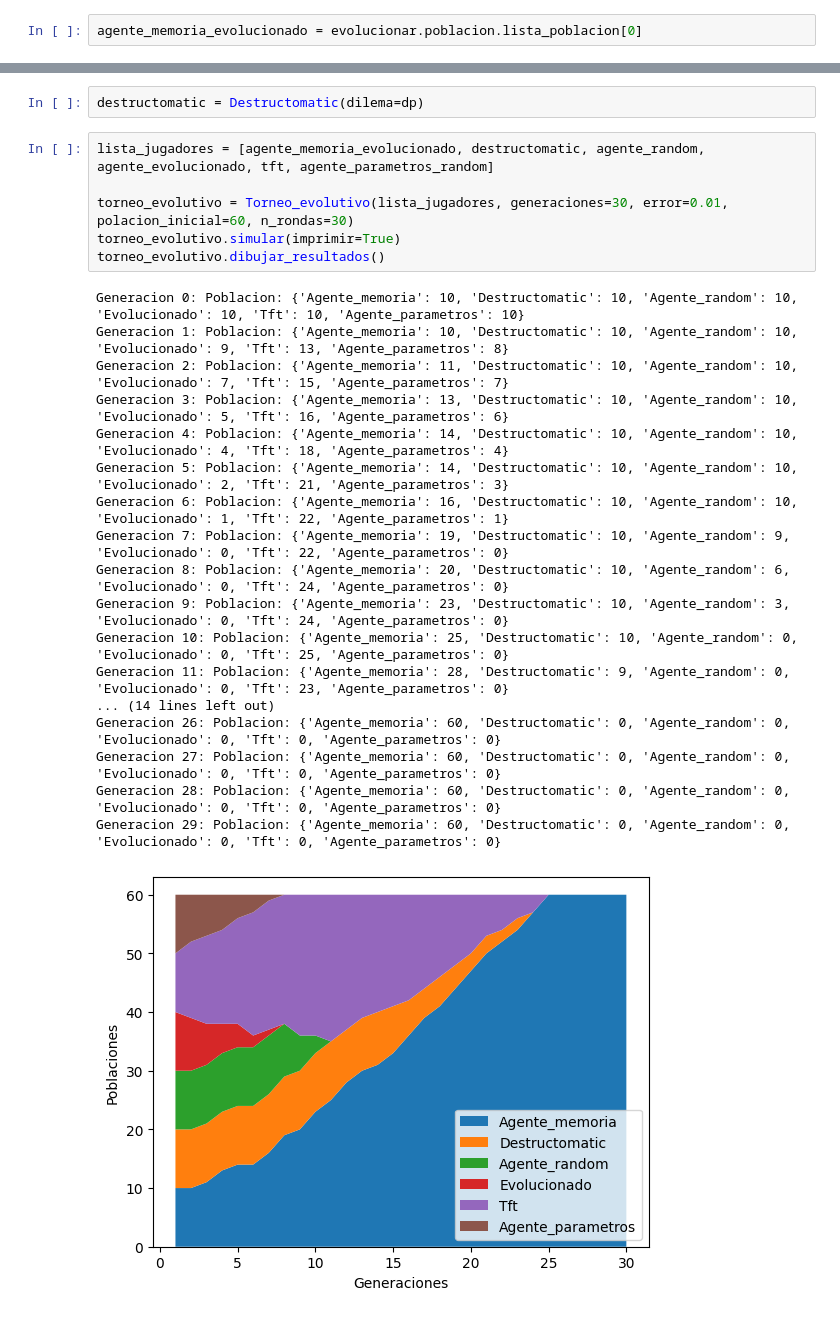
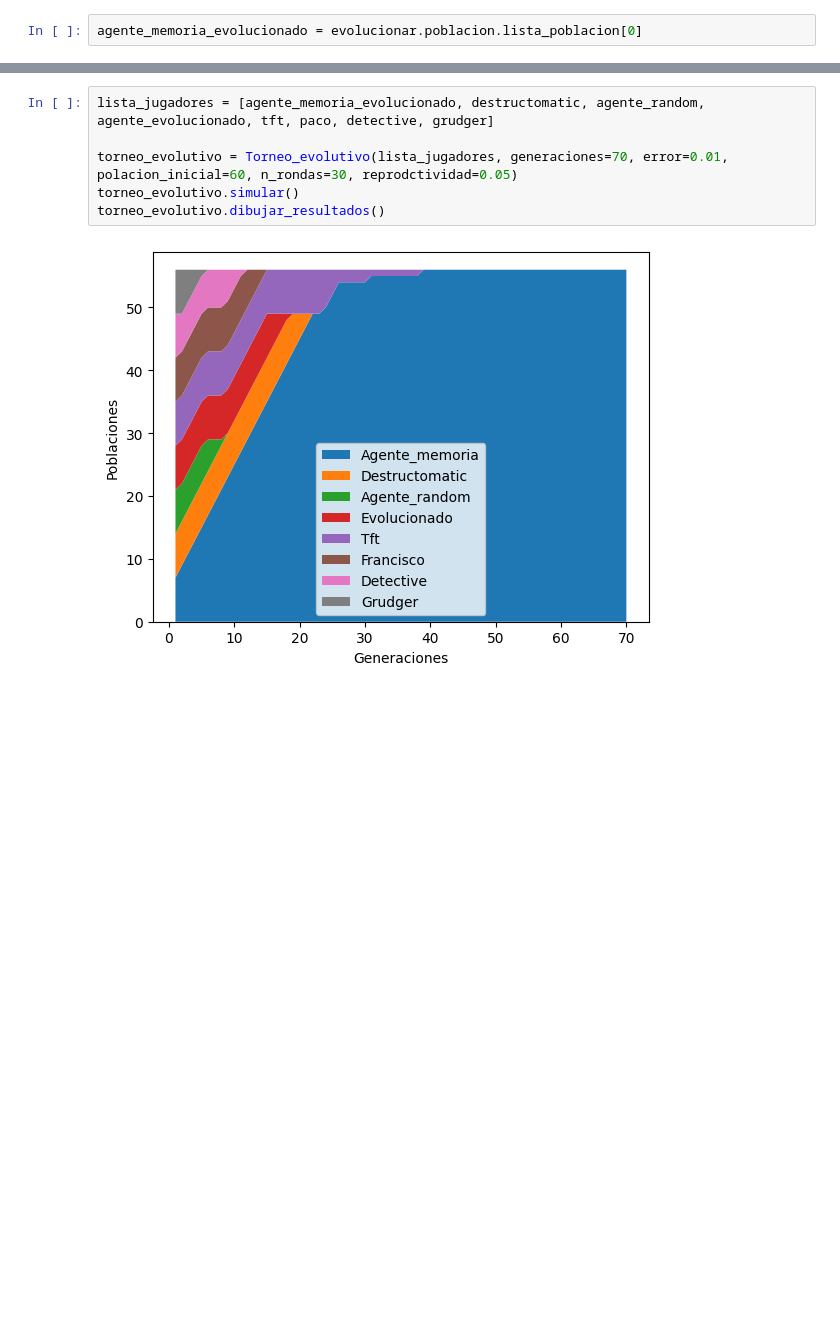
Before and after one commit to iocolopus/practica_1_aln, a Jupyter notebook: dpi/Razonamiento_etrategia.ipynb, the cells around one changed output, grey strips where cells are left out. Cells and saved outputs as stored; diff of their text form; blank space fills up the shorter version.

```diff
--- a/dpi/Razonamiento_etrategia.ipynb
+++ b/dpi/Razonamiento_etrategia.ipynb
@@ -611,27 +574,8 @@ class Destructomatic(Agente):
-# %%
-destructomatic = Destructomatic(dilema=dp)
-# %%
-lista_jugadores = [agente_memoria_evolucionado, destructomatic, agente_random, agente_evolucionado, tft, agente_parametros_random]
-
-torneo_evolutivo = Torneo_evolutivo(lista_jugadores, generaciones=30, error=0.01, polacion_inicial=60, n_rondas=30)
-torneo_evolutivo.simular(imprimir=True)
-torneo_evolutivo.dibujar_resultados()
-# %% [output]
-Generacion 0: Poblacion: {'Agente_memoria': 10, 'Destructomatic': 10, 'Agente_random': 10, 'Evolucionado': 10, 'Tft': 10, 'Agente_parametros': 10}
-Generacion 1: Poblacion: {'Agente_memoria': 10, 'Destructomatic': 10, 'Agente_random': 10, 'Evolucionado': 9, 'Tft': 13, 'Agente_parametros': 8}
-Generacion 2: Poblacion: {'Agente_memoria': 11, 'Destructomatic': 10, 'Agente_random': 10, 'Evolucionado': 7, 'Tft': 15, 'Agente_parametros': 7}
-Generacion 3: Poblacion: {'Agente_memoria': 13, 'Destructomatic': 10, 'Agente_random': 10, 'Evolucionado': 5, 'Tft': 16, 'Agente_parametros': 6}
-Generacion 4: Poblacion: {'Agente_memoria': 14, 'Destructomatic': 10, 'Agente_random': 10, 'Evolucionado': 4, 'Tft': 18, 'Agente_parametros': 4}
-Generacion 5: Poblacion: {'Agente_memoria': 14, 'Destructomatic': 10, 'Agente_random': 10, 'Evolucionado': 2, 'Tft': 21, 'Agente_parametros': 3}
-Generacion 6: Poblacion: {'Agente_memoria': 16, 'Destructomatic': 10, 'Agente_random': 10, 'Evolucionado': 1, 'Tft': 22, 'Agente_parametros': 1}
-Generacion 7: Poblacion: {'Agente_memoria': 19, 'Destructomatic': 10, 'Agente_random': 9, 'Evolucionado': 0, 'Tft': 22, 'Agente_parametros': 0}
-Generacion 8: Poblacion: {'Agente_memoria': 20, 'Destructomatic': 10, 'Agente_random': 6, 'Evolucionado': 0, 'Tft': 24, 'Agente_parametros': 0}
-Generacion 9: Poblacion: {'Agente_memoria': 23, 'Destructomatic': 10, 'Agente_random': 3, 'Evolucionado': 0, 'Tft': 24, 'Agente_parametros': 0}
-Generacion 10: Poblacion: {'Agente_memoria': 25, 'Destructomatic': 10, 'Agente_random': 0, 'Evolucionado': 0, 'Tft': 25, 'Agente_parametros': 0}
-Generacion 11: Poblacion: {'Agente_memoria': 28, 'Destructomatic': 9, 'Agente_random': 0, 'Evolucionado': 0, 'Tft': 23, 'Agente_parametros': 0}
-... (14 lines left out)
-Generacion 26: Poblacion: {'Agente_memoria': 60, 'Destructomatic': 0, 'Agente_random': 0, 'Evolucionado': 0, 'Tft': 0, 'Agente_parametros': 0}
-Generacion 27: Poblacion: {'Agente_memoria': 60, 'Destructomatic': 0, 'Agente_random': 0, 'Evolucionado': 0, 'Tft': 0, 'Agente_parametros': 0}
-Generacion 28: Poblacion: {'Agente_memoria': 60, 'Destructomatic': 0, 'Agente_random': 0, 'Evolucionado': 0, 'Tft': 0, 'Agente_parametros': 0}
-Generacion 29: Poblacion: {'Agente_memoria': 60, 'Destructomatic': 0, 'Agente_random': 0, 'Evolucionado': 0, 'Tft': 0, 'Agente_parametros': 0}
-[figure, removed]
+# %%
+lista_jugadores = [agente_memoria_evolucionado, destructomatic, agente_random, agente_evolucionado, tft, paco, detective, grudger]
+
+torneo_evolutivo = Torneo_evolutivo(lista_jugadores, generaciones=70, error=0.01, polacion_inicial=60, n_rondas=30, reprodctividad=0.05)
+torneo_evolutivo.simular()
+torneo_evolutivo.dibujar_resultados()
+# %% [output]
+[figure, added]
```
Also changed, not shown: parts of 39 cells of this notebook, 8 other files.
